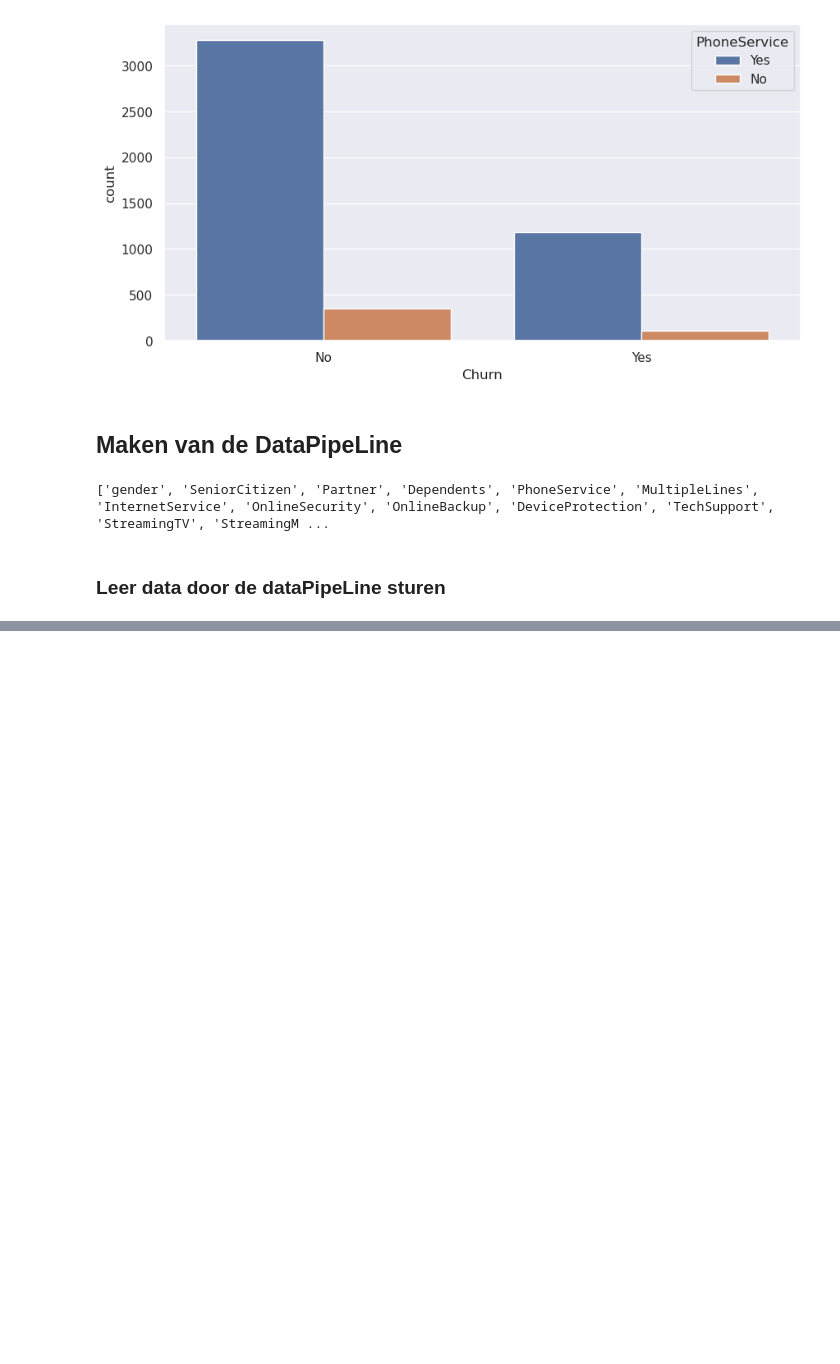
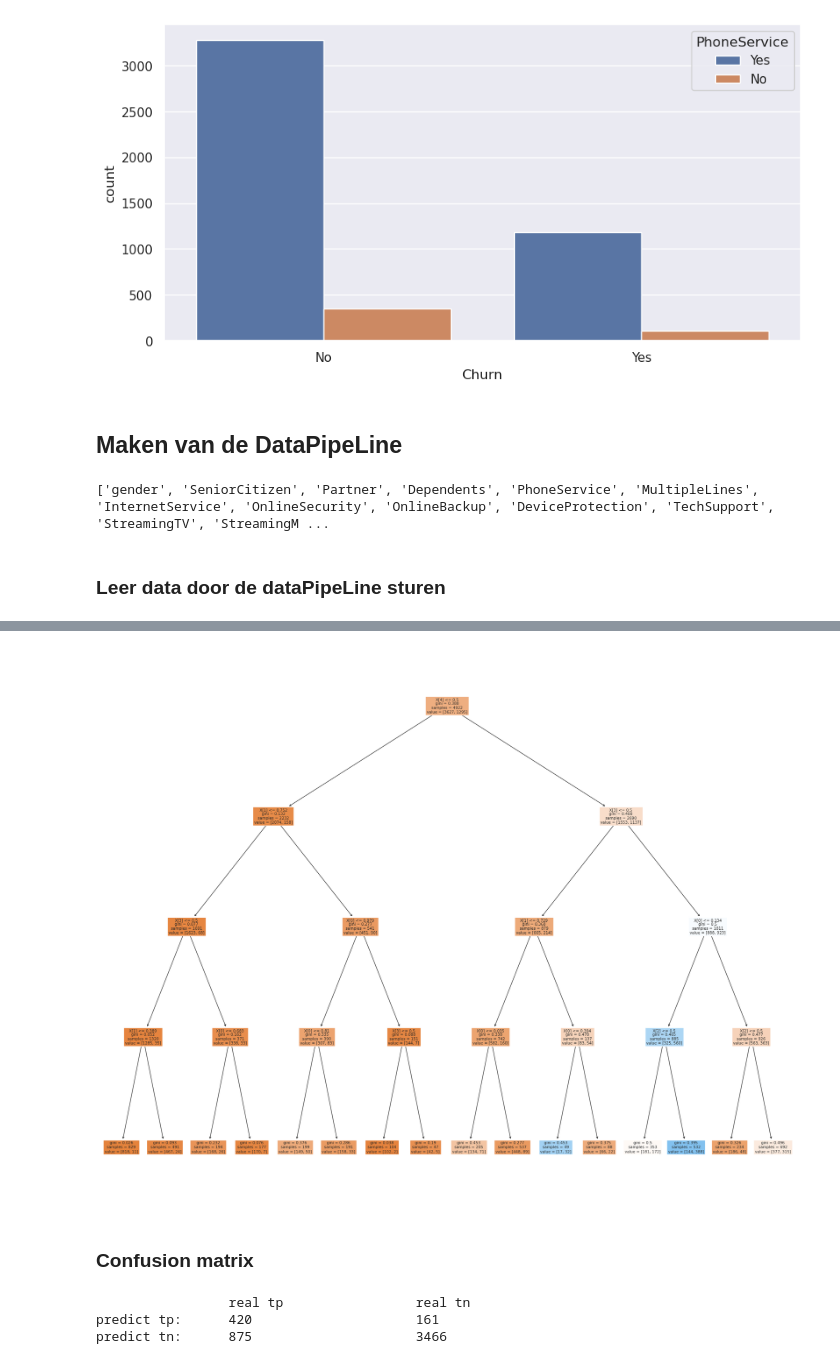
Before and after one commit to effevee/data_analyse_ml_frankv, a Jupyter notebook: ProjectChurn/project_churn.ipynb, the cells around one changed output, grey strips where cells are left out. Drawn from its saved outputs; the diff is of its cells as text; code cells hidden in the pictures; blank space fills up the shorter version.

```diff
--- a/ProjectChurn/project_churn.ipynb
+++ b/ProjectChurn/project_churn.ipynb
@@ -429,0 +512,23 @@ Getransformeerde target:
+# %%
+fig = plt.figure(figsize=(25,20))
+tree.plot_tree(dtc_5f,filled=True)
+fig.savefig("decistion_tree_5f.png")
+# %% [output]
+[figure, added]
+# %% [markdown]
+### Confusion matrix
+# %%
+# ophalen elementen confusion matrix
+# tn = true negative (no churn)
+# fp = false positive = elementen van No klasse die overlopen naar Yes klasse
+# fn = false negative = elementen van Yes klasse die overlopen naar No klasse
+# tp = true positive (yes churn)
+tn,fp,fn,tp = confusion_matrix(y,pred_y_red).ravel()  # ravel maakt van matrix een lijst
+
+print('\t\t real tp\t\t real tn')
+print('predict tp:\t',tp,'\t\t\t',fp)
+print('predict tn:\t',fn,'\t\t\t',tn)
+# %% [output]
+                 real tp                 real tn
+predict tp:      420                     161
+predict tn:      875                     3466
```
Also changed, not shown: parts of 18 cells of this notebook, 1 other file.
